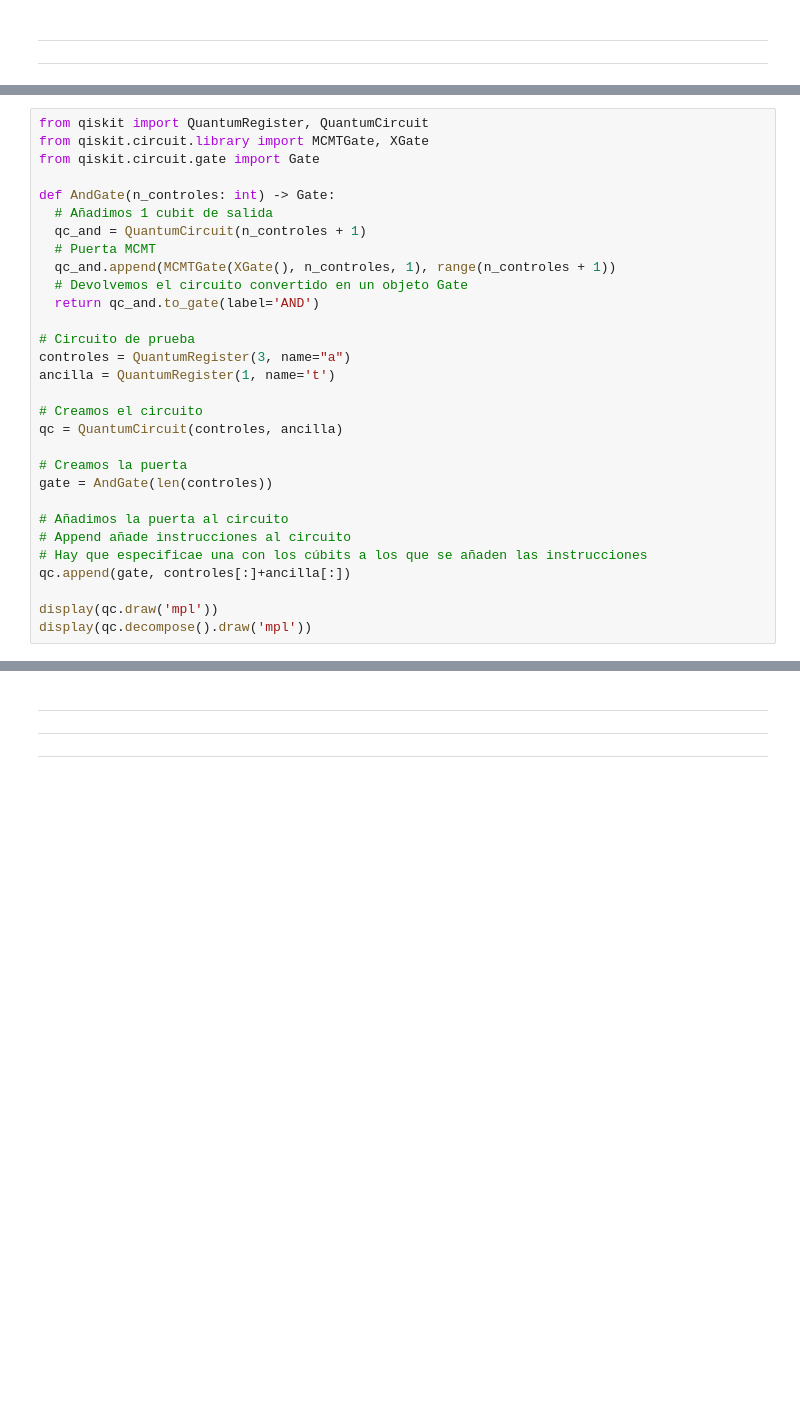
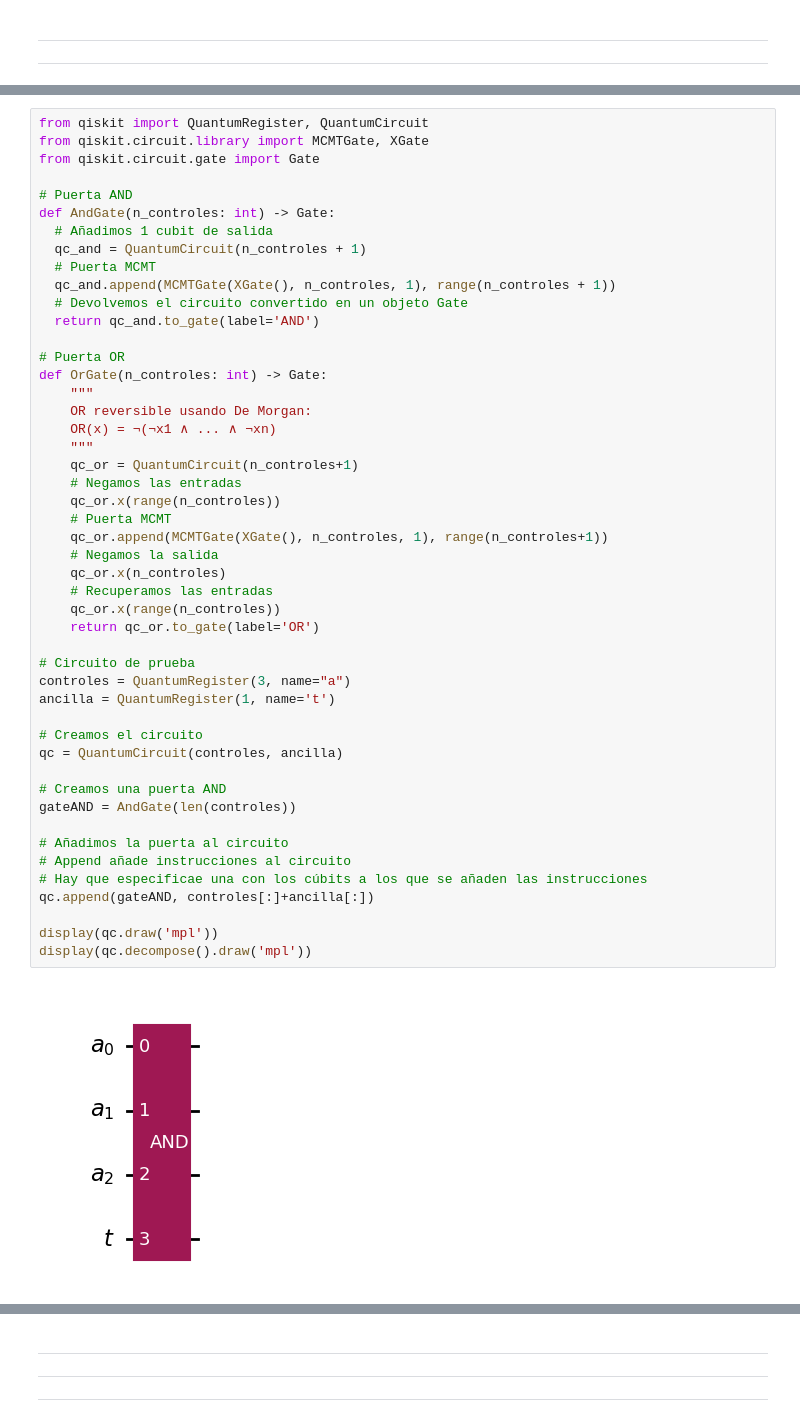
Before and after one commit to tarabelo/2026-VIU-Quantum, a Jupyter notebook: 02. Bits y Cúbits.ipynb, the cells around one changed output, grey strips where cells are left out. Saved outputs shown, nothing was run; the diff lists cells and outputs as text; blank space fills up the shorter version.

```diff
--- a/02. Bits y Cúbits.ipynb
+++ b/02. Bits y Cúbits.ipynb
@@ -1323,30 +1359,50 @@ El siguiente código muestra como podemos crear una _puerta AND_ de n cúbits y
 # %%
 from qiskit import QuantumRegister, QuantumCircuit
 from qiskit.circuit.library import MCMTGate, XGate
 from qiskit.circuit.gate import Gate
 
+# Puerta AND
 def AndGate(n_controles: int) -> Gate:
   # Añadimos 1 cubit de salida
   qc_and = QuantumCircuit(n_controles + 1)
   # Puerta MCMT
   qc_and.append(MCMTGate(XGate(), n_controles, 1), range(n_controles + 1))
   # Devolvemos el circuito convertido en un objeto Gate
   return qc_and.to_gate(label='AND')
 
+# Puerta OR
+def OrGate(n_controles: int) -> Gate:
+    """
+    OR reversible usando De Morgan:
+    OR(x) = ¬(¬x1 ∧ ... ∧ ¬xn)
+    """
+    qc_or = QuantumCircuit(n_controles+1)
+    # Negamos las entradas
+    qc_or.x(range(n_controles))
+    # Puerta MCMT
+    qc_or.append(MCMTGate(XGate(), n_controles, 1), range(n_controles+1))
+    # Negamos la salida
+    qc_or.x(n_controles)
+    # Recuperamos las entradas
+    qc_or.x(range(n_controles))
+    return qc_or.to_gate(label='OR')
+
 # Circuito de prueba
 controles = QuantumRegister(3, name="a")
 ancilla = QuantumRegister(1, name='t')
 
 # Creamos el circuito
 qc = QuantumCircuit(controles, ancilla)
 
-# Creamos la puerta
-gate = AndGate(len(controles))
+# Creamos una puerta AND
+gateAND = AndGate(len(controles))
 
 # Añadimos la puerta al circuito
 # Append añade instrucciones al circuito
 # Hay que especificae una con los cúbits a los que se añaden las instrucciones
-qc.append(gate, controles[:]+ancilla[:])
+qc.append(gateAND, controles[:]+ancilla[:])
 
 display(qc.draw('mpl'))
 display(qc.decompose().draw('mpl'))
+# %% [output]
+[figure, added]
```
Also changed, not shown: parts of 18 cells of this notebook.
